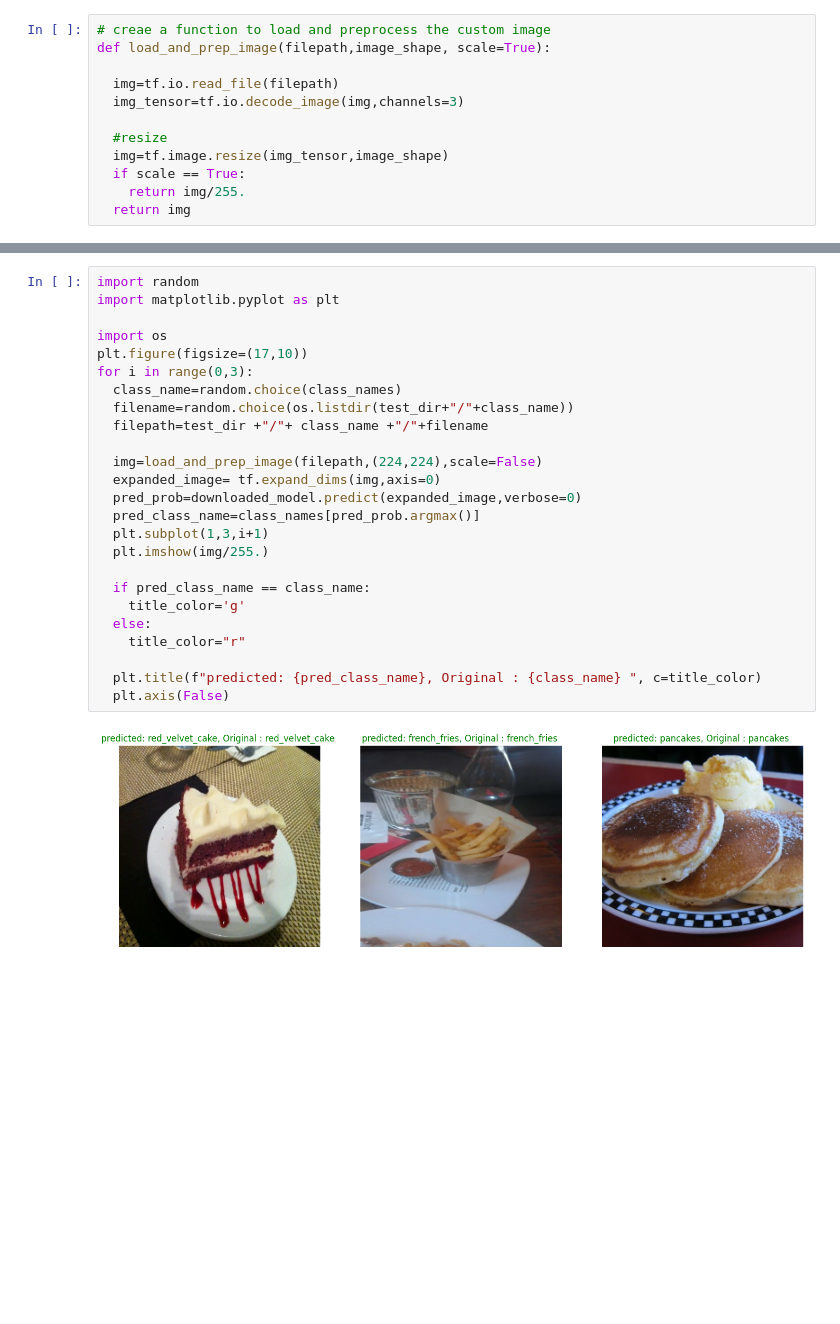
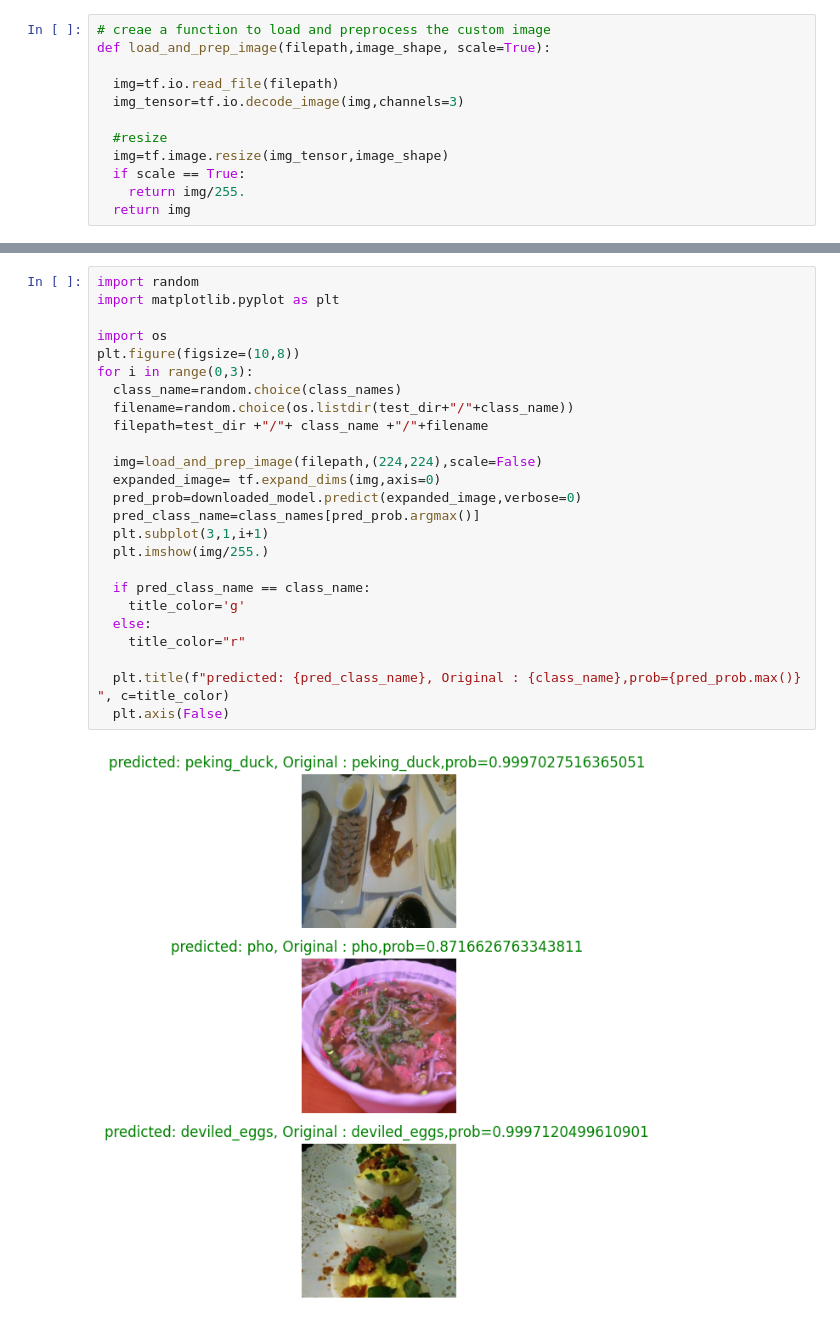
Before and after one commit to khanabdulmajid/tensorflow_deep_learning, a Jupyter notebook: 06__Transfer_learning_in_tensorflow_part_3_scaling_up.ipynb, the cells around one changed output, grey strips where cells are left out. Drawn from its saved outputs; the diff is of its cells as text; blank space fills up the shorter version.

```diff
--- a/06__Transfer_learning_in_tensorflow_part_3_scaling_up.ipynb
+++ b/06__Transfer_learning_in_tensorflow_part_3_scaling_up.ipynb
@@ -375,27 +371,27 @@ Specifically, we'll write some code to:
 # %%
 import random
 import matplotlib.pyplot as plt
 
 import os
-plt.figure(figsize=(17,10))
+plt.figure(figsize=(10,8))
 for i in range(0,3):
   class_name=random.choice(class_names)
   filename=random.choice(os.listdir(test_dir+"/"+class_name))
   filepath=test_dir +"/"+ class_name +"/"+filename
 
   img=load_and_prep_image(filepath,(224,224),scale=False)
   expanded_image= tf.expand_dims(img,axis=0)
   pred_prob=downloaded_model.predict(expanded_image,verbose=0)
   pred_class_name=class_names[pred_prob.argmax()]
-  plt.subplot(1,3,i+1)
+  plt.subplot(3,1,i+1)
   plt.imshow(img/255.)
 
   if pred_class_name == class_name:
     title_color='g'
   else:
     title_color="r"
 
-  plt.title(f"predicted: {pred_class_name}, Original : {class_name} ", c=title_color)
+  plt.title(f"predicted: {pred_class_name}, Original : {class_name},prob={pred_prob.max()} ", c=title_color)
   plt.axis(False)
 # %% [output]
-[figure, old version]
+[figure, new version]
```
Also changed, not shown: parts of 16 cells of this notebook.
